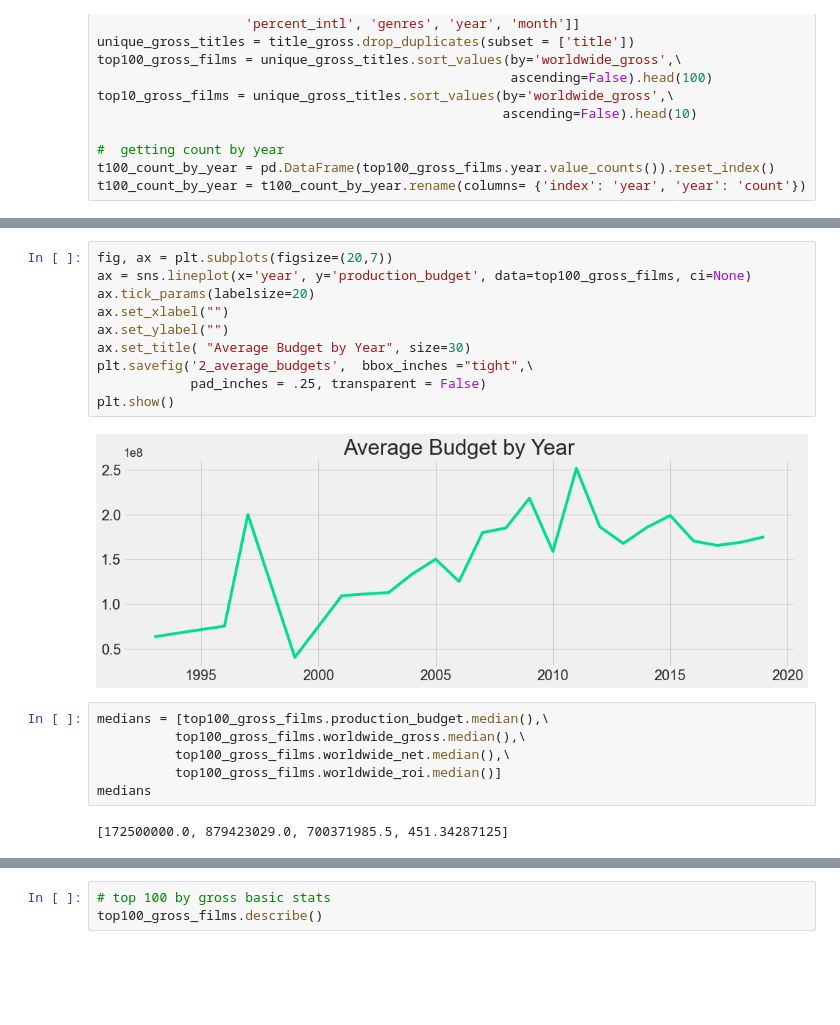
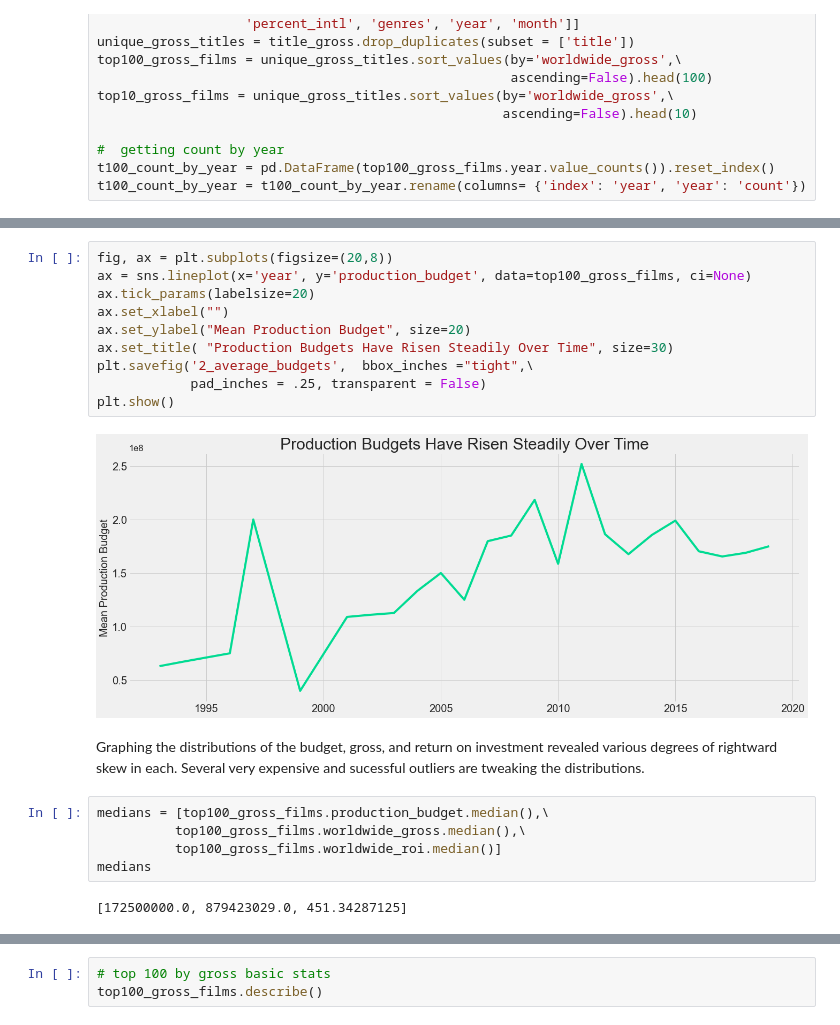
Before and after one commit to jeffreyhwatson/MS_Box_Office_Insights, a Jupyter notebook: MS_Box_Office_Insights.ipynb, the cells around one changed output, grey strips where cells are left out. Saved outputs shown, nothing was run; the diff lists cells and outputs as text; blank space fills up the shorter version.

```diff
--- a/MS_Box_Office_Insights.ipynb
+++ b/MS_Box_Office_Insights.ipynb
@@ -438,23 +517,24 @@ plt.show()
 # %%
-fig, ax = plt.subplots(figsize=(20,7))
+fig, ax = plt.subplots(figsize=(20,8))
 ax = sns.lineplot(x='year', y='production_budget', data=top100_gross_films, ci=None)
 ax.tick_params(labelsize=20)
 ax.set_xlabel("")
-ax.set_ylabel("")
-ax.set_title( "Average Budget by Year", size=30)
+ax.set_ylabel("Mean Production Budget", size=20)
+ax.set_title( "Production Budgets Have Risen Steadily Over Time", size=30)
 plt.savefig('2_average_budgets',  bbox_inches ="tight",\
             pad_inches = .25, transparent = False)
 plt.show()
 # %% [output]
-[figure, old version]
+[figure, new version]
+# %% [markdown]
+Graphing the distributions of the budget, gross, and return on investment revealed various degrees of rightward skew in each. Several very expensive and sucessful outliers are tweaking the distributions.
 # %%
 medians = [top100_gross_films.production_budget.median(),\
           top100_gross_films.worldwide_gross.median(),\
-          top100_gross_films.worldwide_net.median(),\
           top100_gross_films.worldwide_roi.median()]
 medians
 # %% [output]
-[172500000.0, 879423029.0, 700371985.5, 451.34287125]
+[172500000.0, 879423029.0, 451.34287125]
 # %%
 fig, (ax1, ax2, ax3) = plt.subplots(1, 3, figsize=(20,7))
 sns.violinplot(ax=ax1, x='production_budget', data=top100_gross_films)
```
Also changed, not shown: parts of 73 cells of this notebook, 30 other files.
